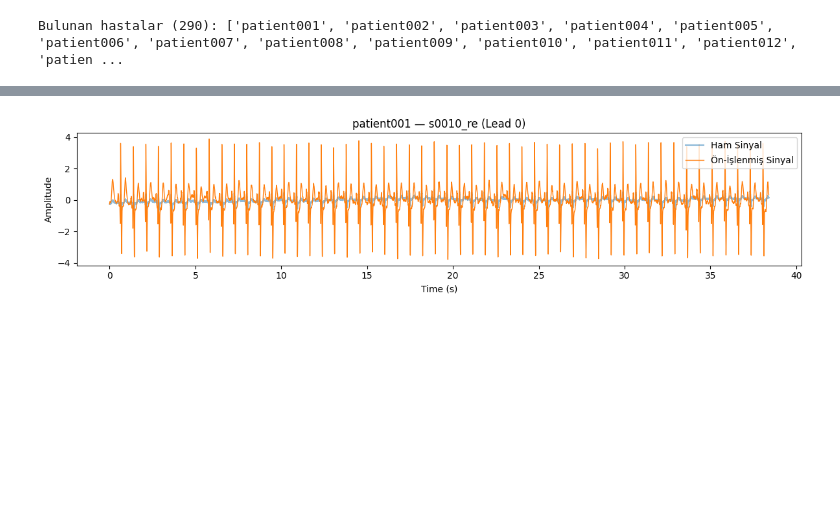
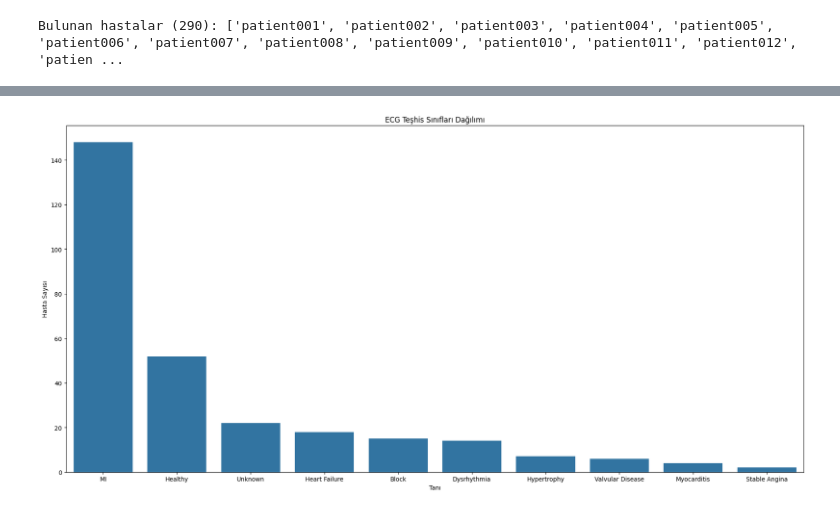
Before and after one commit to fvarli/ecg_project, a Jupyter notebook: ecg_disease_classification.ipynb, the cells around one changed output, grey strips where cells are left out. Saved outputs shown, nothing was run; the diff lists cells and outputs as text; code cells hidden in the pictures; blank space fills up the shorter version.

Commit message:
data updated

```diff
--- a/ecg_disease_classification.ipynb
+++ b/ecg_disease_classification.ipynb
@@ -109,0 +47,9 @@ df.head()
+# %%
+from scipy.signal import butter, filtfilt
+
+def bandpass_filter(signal, lowcut=0.5, highcut=40, fs=1000, order=4):
+    nyquist = 0.5 * fs
+    low = lowcut / nyquist
+    high = highcut / nyquist
+    b, a = butter(order, [low, high], btype="band")
+    return filtfilt(b, a, signal)
@@ -109,0 +174,18 @@ df.head()
+# %%
+feature_list = []
+for row in diagnoses:
+    patient = row['patient']
+    folder_path = os.path.join(DATA_DIR, patient)
+    files = [f for f in os.listdir(folder_path) if f.endswith(".dat")]
+    if not files:
+        continue
+    first_file = files[0].replace(".dat", "")
+    record_path = os.path.join(folder_path, first_file)
+    features = extract_features(record_path)
+    if features:
+        features["diagnosis"] = row["diagnosis"]
+        features["patient"] = patient
+        feature_list.append(features)
+
+df = pd.DataFrame(feature_list)
+df = df.dropna()
@@ -148,29 +284,13 @@ Confusion Matrix:
-# %%
-# ### Görselleştirme ###
-import numpy as np
-import matplotlib.pyplot as plt
-
-# 1) Görselleştirmek istediğiniz hasta ve kaydı seçin
-pt  = "patient001"
-rec = "s0010_re"
-
-# 2) Ham (raw) sinyali al
-raw_sig = all_data[pt][rec]["signal"][:, 0]  # 1. kanal (lead-0)
-fs      = all_data[pt][rec]["fs"]
-t       = np.arange(len(raw_sig)) / fs
-
-# 3) Ön‐işlenmiş sinyali al
-proc_sig = preprocessed[pt][rec]["sig"]
-
-# 4) Çizimi yap
-plt.figure(figsize=(12, 3))
-plt.plot(t, raw_sig,  label="Ham Sinyal", alpha=0.5)
-plt.plot(t, proc_sig, label="Ön‐İşlenmiş Sinyal", linewidth=1)
-plt.xlabel("Time (s)")
-plt.ylabel("Amplitude")
-plt.title(f"{pt} — {rec} (Lead 0)")
-plt.legend(loc="upper right")
-plt.tight_layout()
-plt.show()
-# %% [output]
-[figure, removed]
+# %%
+import matplotlib.pyplot as plt
+import seaborn as sns
+
+plt.figure(figsize=(18, 9))
+sns.countplot(data=df, x="label", order=df["label"].value_counts().index)
+plt.title("ECG Teşhis Sınıfları Dağılımı")
+plt.xlabel("Tanı")
+plt.ylabel("Hasta Sayısı")
+plt.tight_layout()
+plt.show()
+# %% [output]
+[figure, added]
```
Also changed, not shown: parts of 13 cells of this notebook.
